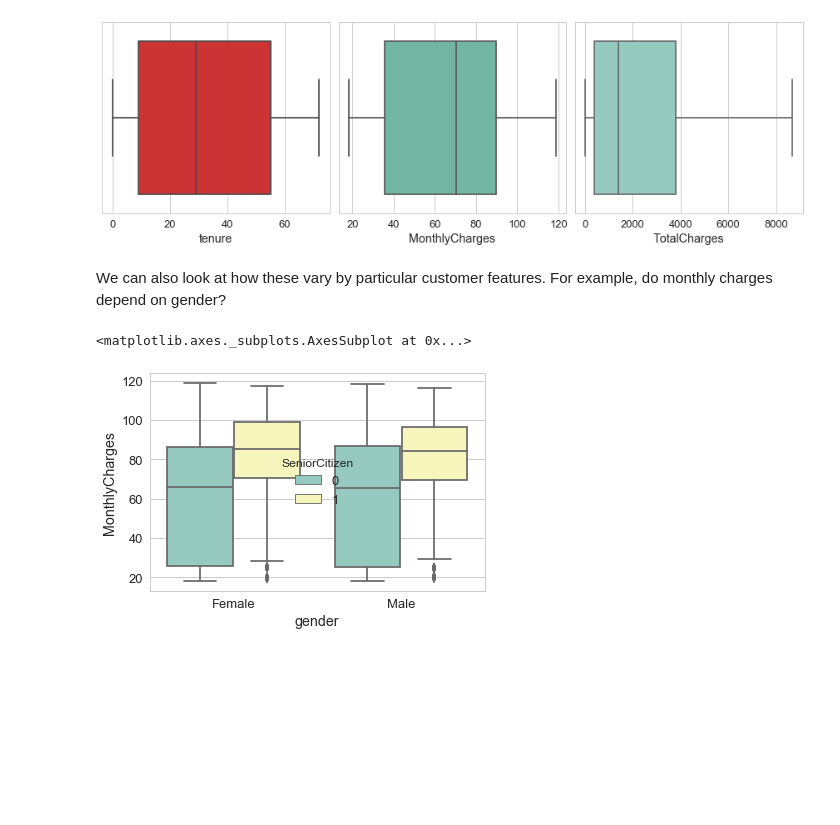
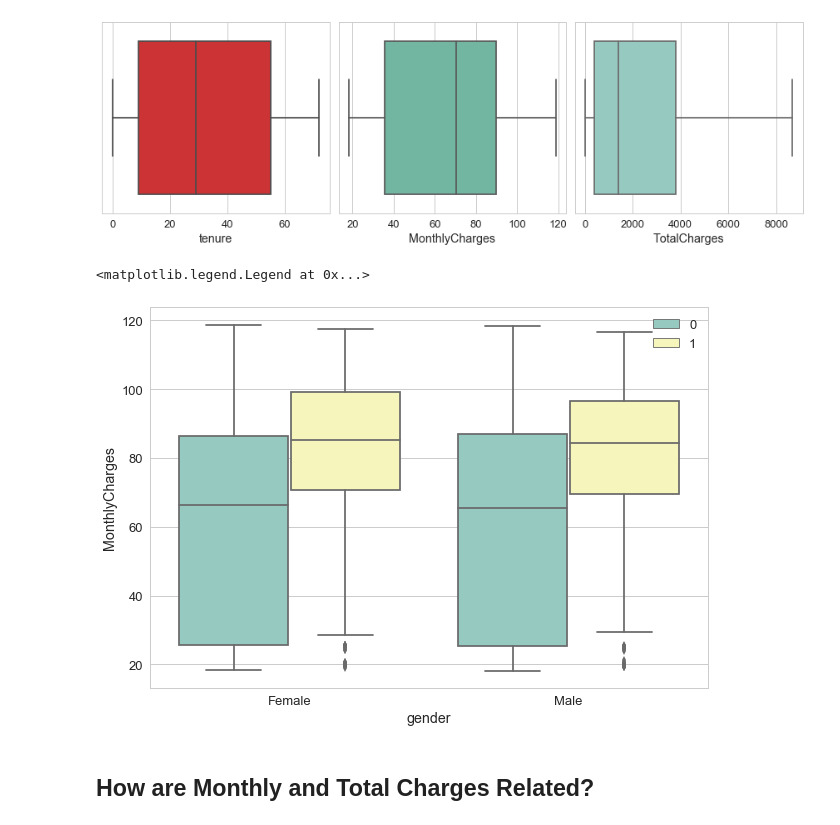
Before and after one commit to baiaooo/MLCourse, a Jupyter notebook: Notebooks/Telecom-Churn-Dataset.ipynb, the cells around one changed output. Cells and saved outputs as stored; diff of their text form; code cells hidden in the pictures; blank space fills up the shorter version.

```diff
--- a/Notebooks/Telecom-Churn-Dataset.ipynb
+++ b/Notebooks/Telecom-Churn-Dataset.ipynb
@@ -481,11 +490,16 @@ sns.boxplot(x=df_churn['TotalCharges'], ax = ax3, palette='Set3')
 plt.tight_layout()
 # %% [output]
 [figure]
-# %% [markdown]
-We can also look at how these vary by particular customer features. For example, do monthly charges depend on gender?
-# %%
-sns.boxplot(x='gender', y='MonthlyCharges', hue="SeniorCitizen", data=df_churn, palette='Set3')
-# %% [output]
-<matplotlib.axes._subplots.AxesSubplot at 0x...>
-[figure, removed]
+# %%
+# Pivots
+# Do monthly charges depend on gender? They don't seem to; but they do seem to depend on whehter
+# or not the person is a senior citizen -- 0 = Not a senior citizen, 1 = senior citizen
+fig, ax = plt.subplots(figsize=(10,7))
+sns.boxplot(x='gender', y='MonthlyCharges', hue="SeniorCitizen", data=df_churn, palette='Set3')
+plt.legend(loc='upper right')
+# %% [output]
+<matplotlib.legend.Legend at 0x...>
+[figure, added]
+# %% [markdown]
+## How are Monthly and Total Charges Related?
 # %%
```
Also changed, not shown: parts of 49 cells of this notebook, 14 other files.
